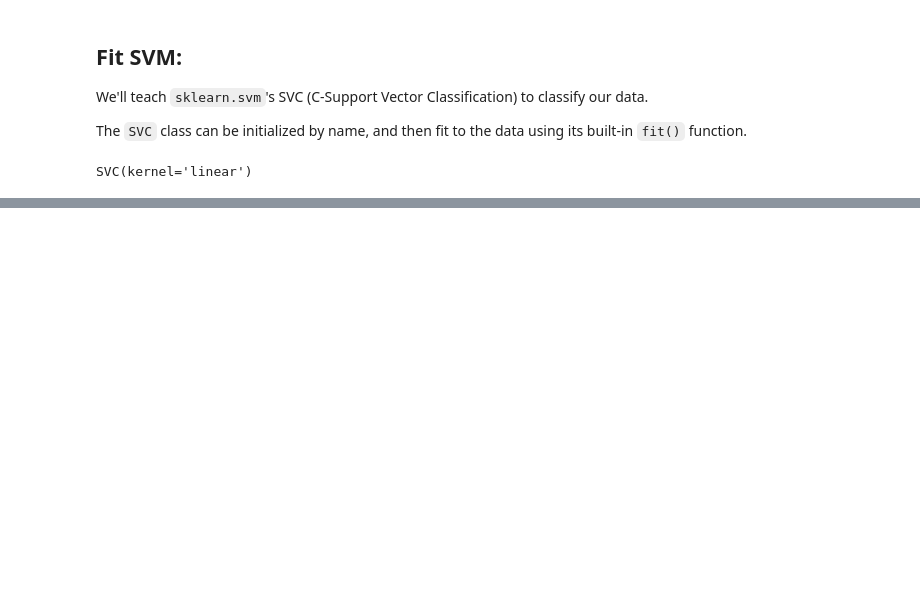
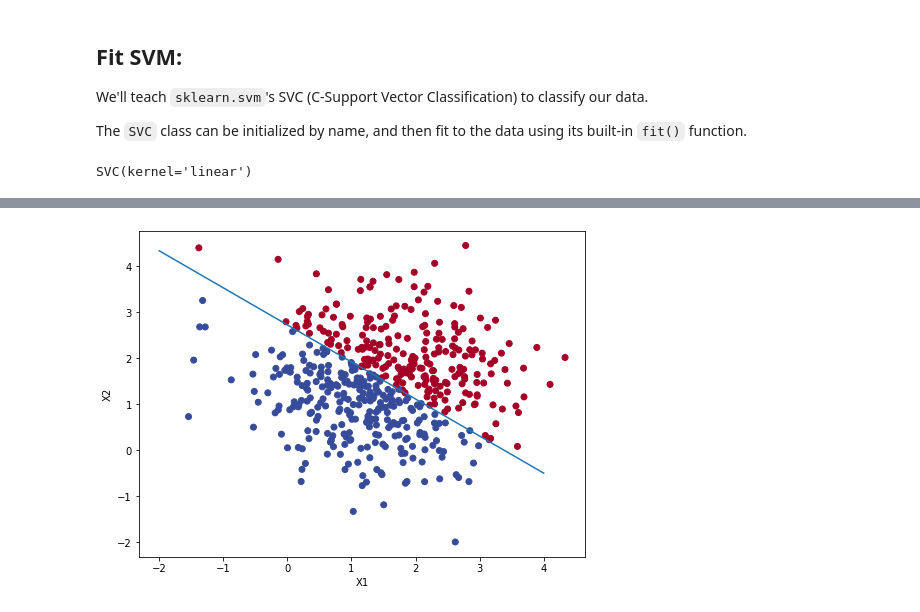
Before and after one commit to aidantmcb/SVM_Demo, a Jupyter notebook: SVM Demo.ipynb, the cells around one changed output, grey strips where cells are left out. Cells and saved outputs as stored; diff of their text form; code cells hidden in the pictures; blank space fills up the shorter version.

```diff
--- a/SVM Demo.ipynb
+++ b/SVM Demo.ipynb
@@ -67,0 +109,16 @@ plt.show()
+# %%
+### Generate some gaussian unlabeled input data, centered on [1.5, 1.5]
+N = 500
+X_ = np.random.multivariate_normal([1.5,1.5], np.eye(2), N)
+
+y_ = model.predict(X_)
+# %%
+fig, ax = plt.subplots(figsize = (8,6))
+# SCATTER PLOT THE INPUT DATA WITH y_ AS THE COLOR
+ax.scatter(X_[:,0], X_[:,1], c = y_, cmap = cmap)
+ax.plot(xx, yy)
+ax.set_xlabel('X1')
+ax.set_ylabel('X2')
+plt.show()
+# %% [output]
+[figure, added]
```
Also changed, not shown: parts of 19 cells of this notebook, 1 other file.
